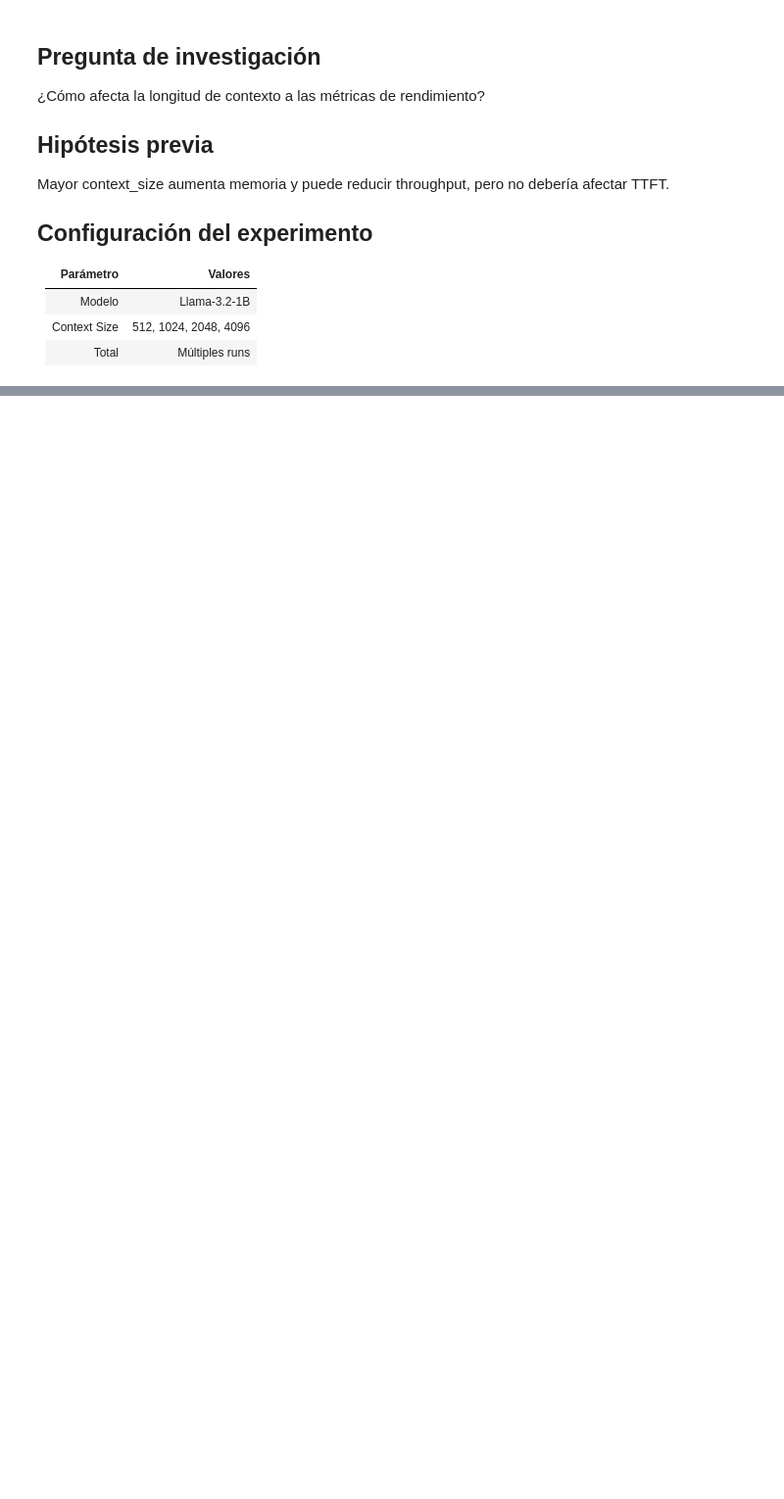
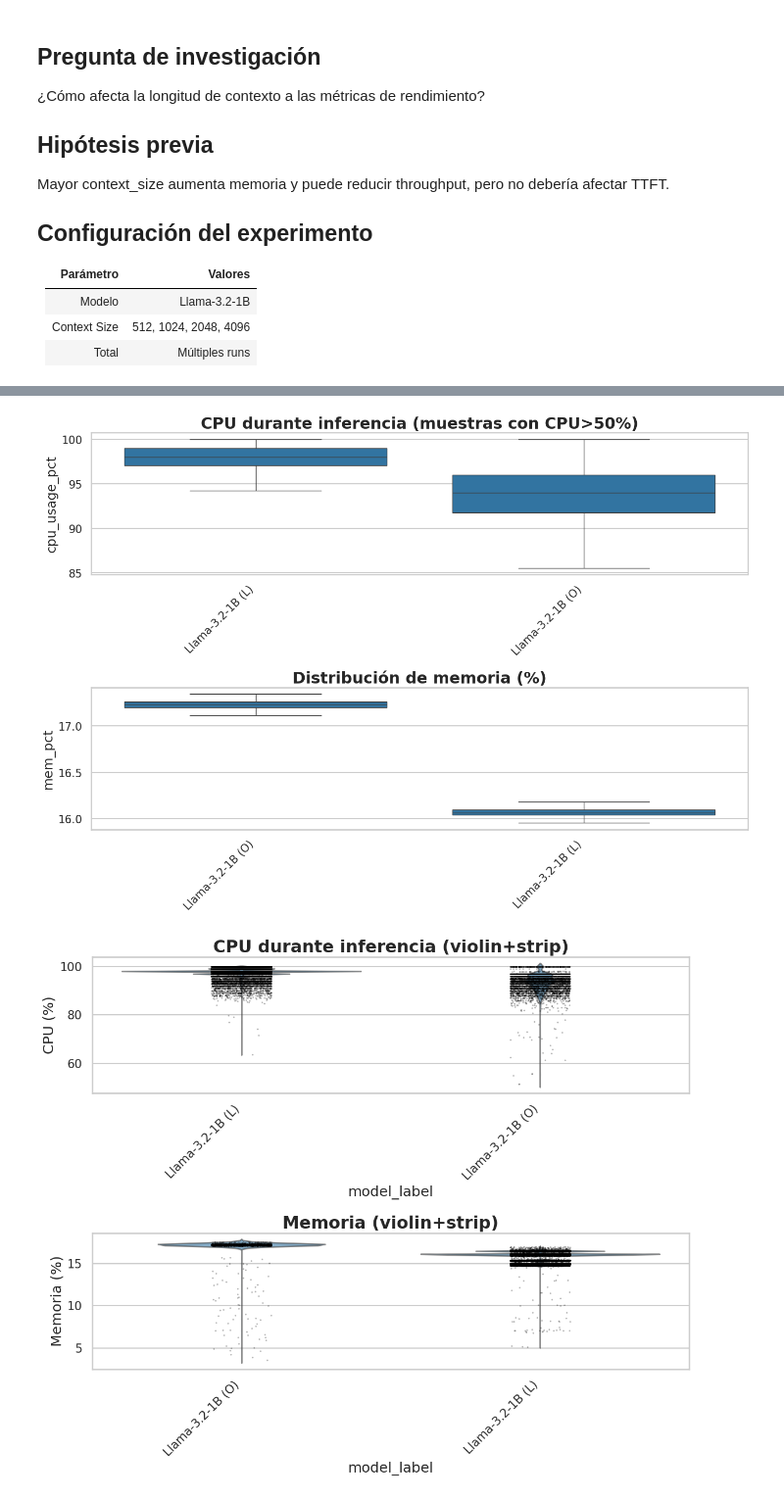
Before and after one commit to TFG-yisuscc/MonitorSystemVisualizer, a Jupyter notebook: notebooks/08_E2_contexto.ipynb, the cells around one changed output, grey strips where cells are left out. Shown at 98% size. Saved outputs shown, nothing was run; the diff lists cells and outputs as text; code cells hidden in the pictures; blank space fills up the shorter version.

```diff
--- a/notebooks/08_E2_contexto.ipynb
+++ b/notebooks/08_E2_contexto.ipynb
@@ -449,0 +172,74 @@ except Exception as e:
+# %%
+# Sección 5a — Boxplot CPU y Memoria
+_run_ids = ex["run_id"].tolist() if "run_id" in ex.columns else []
+hw_ex = hw_full[hw_full["run_id"].isin(_run_ids)] if "run_id" in hw_full.columns else pd.DataFrame()
+
+if not hw_ex.empty:
+    fig, axes = plt.subplots(2, 1, figsize=(14, 10))
+    active = hw_ex[hw_ex["cpu_usage_pct"] > 50]
+    order_cpu = (active.groupby("model_label")["cpu_usage_pct"]
+                 .median().sort_values(ascending=False).index.tolist())
+    sns.boxplot(data=active, x="model_label", y="cpu_usage_pct",
+                order=order_cpu, showfliers=False, ax=axes[0])
+    axes[0].set_title("CPU durante inferencia (muestras con CPU>50%)")
+    axes[0].set_xlabel("")
+    axes[0].set_xticklabels(axes[0].get_xticklabels(), rotation=45, ha='right')
+    order_mem = (hw_ex.groupby("model_label")["mem_pct"]
+                 .median().sort_values(ascending=False).index.tolist())
+    sns.boxplot(data=hw_ex, x="model_label", y="mem_pct",
+                order=order_mem, showfliers=False, ax=axes[1])
+    axes[1].set_title("Distribución de memoria (%)")
+    axes[1].set_xlabel("")
+    axes[1].set_xticklabels(axes[1].get_xticklabels(), rotation=45, ha='right')
+    fig.tight_layout()
+    plt.show()
+
+    # Sección 5b — Violin + strip
+    fig, axes = plt.subplots(2, 1, figsize=(12, 10))
+    active = hw_ex[hw_ex["cpu_usage_pct"] > 50]
+    order_cpu = (active.groupby("model_label")["cpu_usage_pct"]
+                 .median().sort_values(ascending=False).index
+                 if not active.empty else [])
+    if len(order_cpu) > 0:
+        sns.violinplot(data=active, x="model_label", y="cpu_usage_pct",
+                       order=order_cpu, inner=None, alpha=0.6, ax=axes[0])
+        sns.stripplot(data=active, x="model_label", y="cpu_usage_pct",
+                      order=order_cpu, size=2, alpha=0.3, color="black", ax=axes[0])
+        axes[0].set_xticklabels(axes[0].get_xticklabels(), rotation=45, ha='right')
+        axes[0].set_title("CPU durante inferencia (violin+strip)")
+        axes[0].set_ylabel("CPU (%)")
+    order_mem = (hw_ex.groupby("model_label")["mem_pct"]
+                 .median().sort_values(ascending=False).index)
+    sns.violinplot(data=hw_ex, x="model_label", y="mem_pct",
+                   order=order_mem, inner=None, alpha=0.6, ax=axes[1])
+    sns.stripplot(data=hw_ex, x="model_label", y="mem_pct",
+                  order=order_mem, size=2, alpha=0.3, color="black", ax=axes[1])
+    axes[1].set_xticklabels(axes[1].get_xticklabels(), rotation=45, ha='right')
+    axes[1].set_title("Memoria (violin+strip)")
+    axes[1].set_ylabel("Memoria (%)")
+    fig.tight_layout()
+    plt.show()
+
+    # Sección 5c — Histogramas agregados
+    fig, axes = plt.subplots(1, 2, figsize=(14, 5))
+    for ax, (col, xlabel, color) in zip(axes, [
+        ("cpu_usage_pct", "CPU (%)", "tab:blue"),
+        ("mem_pct", "Memoria (%)", "tab:red"),
+    ]):
+        active_hist = hw_ex[hw_ex["cpu_usage_pct"] > 10]
+        data = active_hist[col].dropna()
+        if not data.empty:
+            ax.hist(data, bins=40, color=color, alpha=0.7, edgecolor='white')
+            ax.axvline(data.mean(), color='black', ls='--', lw=1.5,
+                       label=f"mu={data.mean():.1f}")
+            ax.set_xlabel(xlabel)
+            ax.set_ylabel("Muestras")
+            ax.set_title(f"Distribucion {xlabel} — todos los runs del experimento")
+            ax.legend()
+    fig.tight_layout()
+    plt.show()
+else:
+    print("Sin datos de hardware para distribuciones CPU/Memoria")
+# %% [output]
+[figure, added]
+[figure, added]
```
Also changed, not shown: parts of 52 cells of this notebook, 5 other files.
